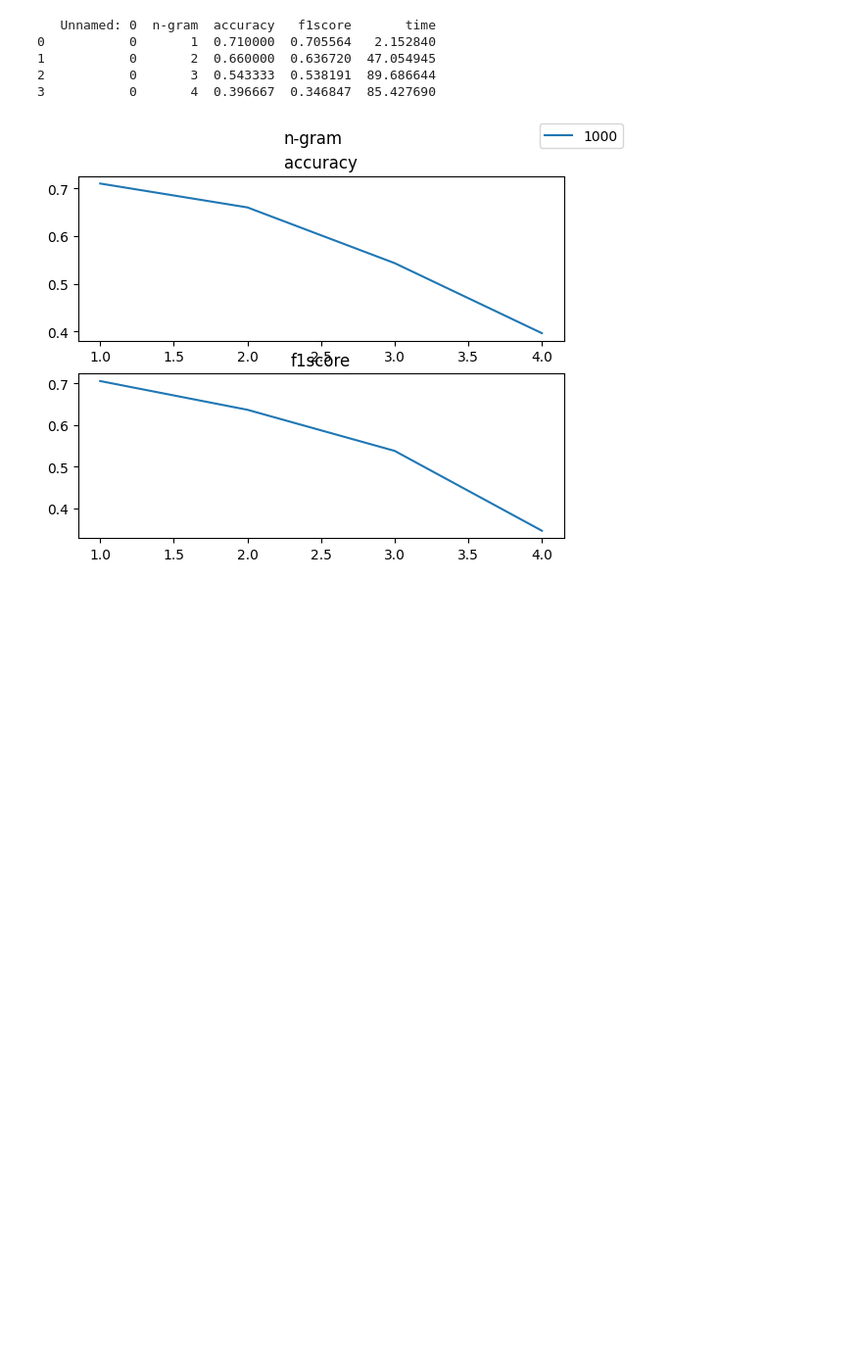
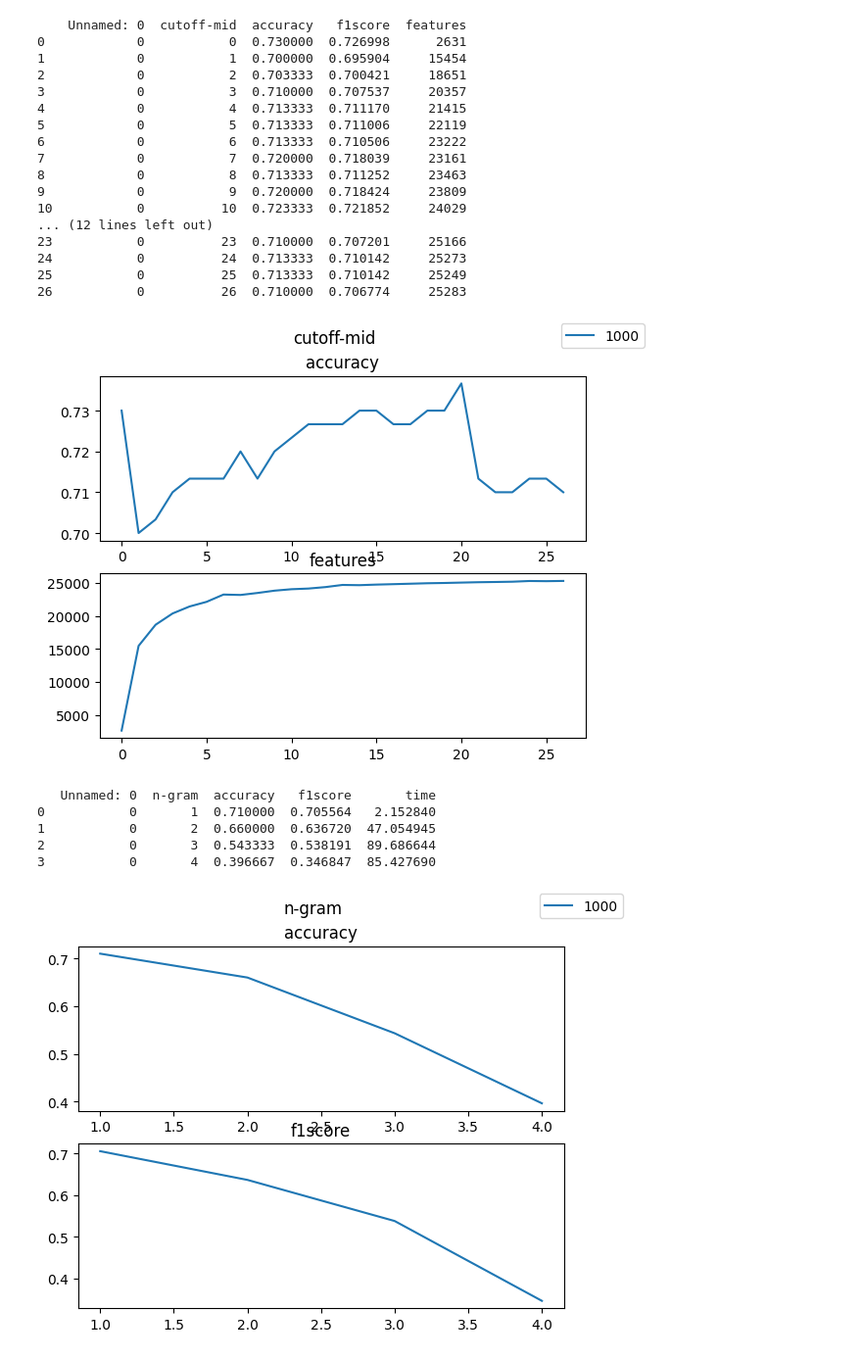
Before and after one commit to HeinHuijskes/NLP-Project, a Jupyter notebook: showtests.ipynb, the cells around one changed output. Shown: that part at 98% size. Drawn from its saved outputs; the diff is of its cells as text; code cells hidden in the pictures; blank space fills up the shorter version.

```diff
--- a/showtests.ipynb
+++ b/showtests.ipynb
@@ -49,3 +49,47 @@ plt.show()
+# %%
+parameter = 'cutoff-mid'
+genres = ['rap', 'rock', 'pop']
+# genres = ['rap', 'rock', 'pop', 'rb', 'country']
+xs, ys, zs = [], [], []
+limits = [1000]
+for limit in limits:
+    file_name = f'output/{limit}/{parameter}/{"_".join(genres)}.csv'
+    df = pd.read_csv(file_name)
+    xs.append(df[parameter])
+    ys.append(df['accuracy'])
+    zs.append(df['features'])
+
+fig, (ax1, ax2) = plt.subplots(2, 1)
+fig.suptitle(f'{parameter}')
+ax1.set_title('accuracy')
+ax2.set_title('features')
+for i in range(len(xs)):
+    ax1.plot(xs[i], ys[i])
+    ax2.plot(xs[i], zs[i])
+fig.legend(limits)
+
+print(df)
+
+plt.show()
+# %% [output]
+    Unnamed: 0  cutoff-mid  accuracy   f1score  features
+0            0           0  0.730000  0.726998      2631
+1            0           1  0.700000  0.695904     15454
+2            0           2  0.703333  0.700421     18651
+3            0           3  0.710000  0.707537     20357
+4            0           4  0.713333  0.711170     21415
+5            0           5  0.713333  0.711006     22119
+6            0           6  0.713333  0.710506     23222
+7            0           7  0.720000  0.718039     23161
+8            0           8  0.713333  0.711252     23463
+9            0           9  0.720000  0.718424     23809
+10           0          10  0.723333  0.721852     24029
+... (12 lines left out)
+23           0          23  0.710000  0.707201     25166
+24           0          24  0.713333  0.710142     25273
+25           0          25  0.713333  0.710142     25249
+26           0          26  0.710000  0.706774     25283
+[figure, added]
 # %%
 parameter = 'n-gram'
 genres = ['rap', 'rock', 'pop']
```
Also changed, not shown: parts of 2 cells of this notebook, 8 other files.
